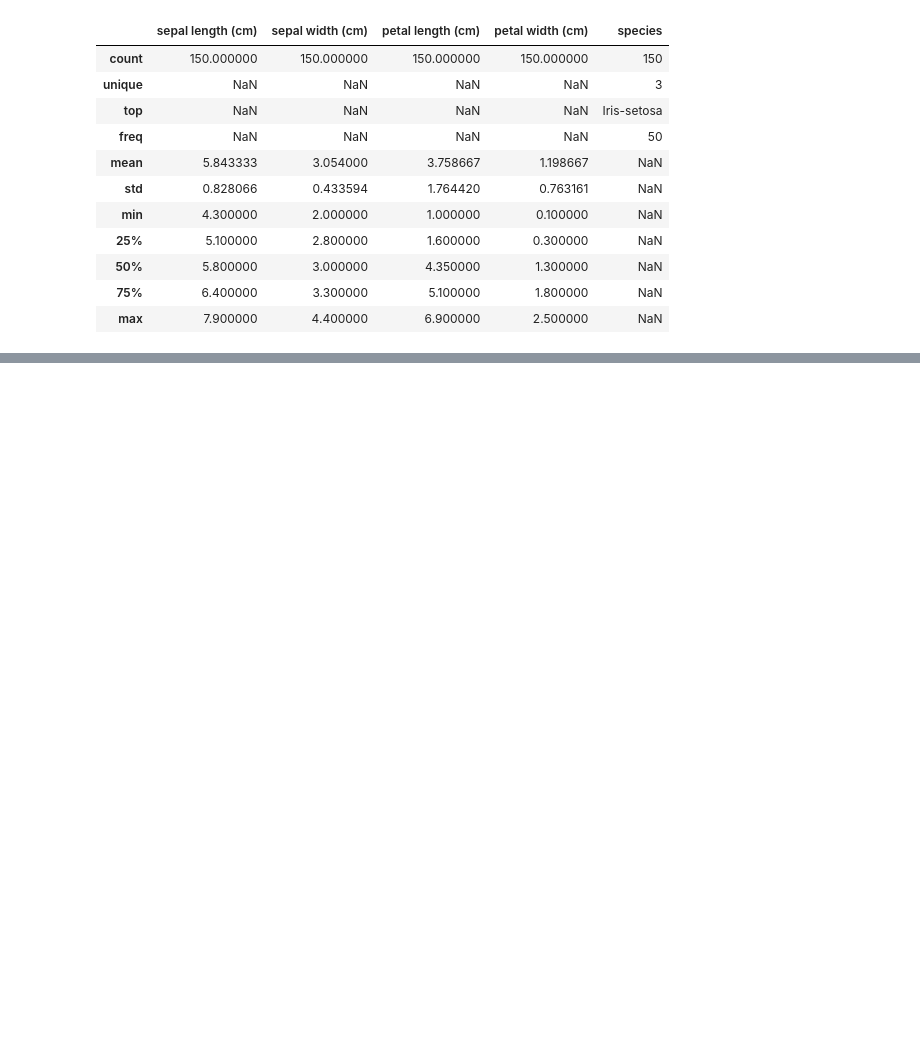
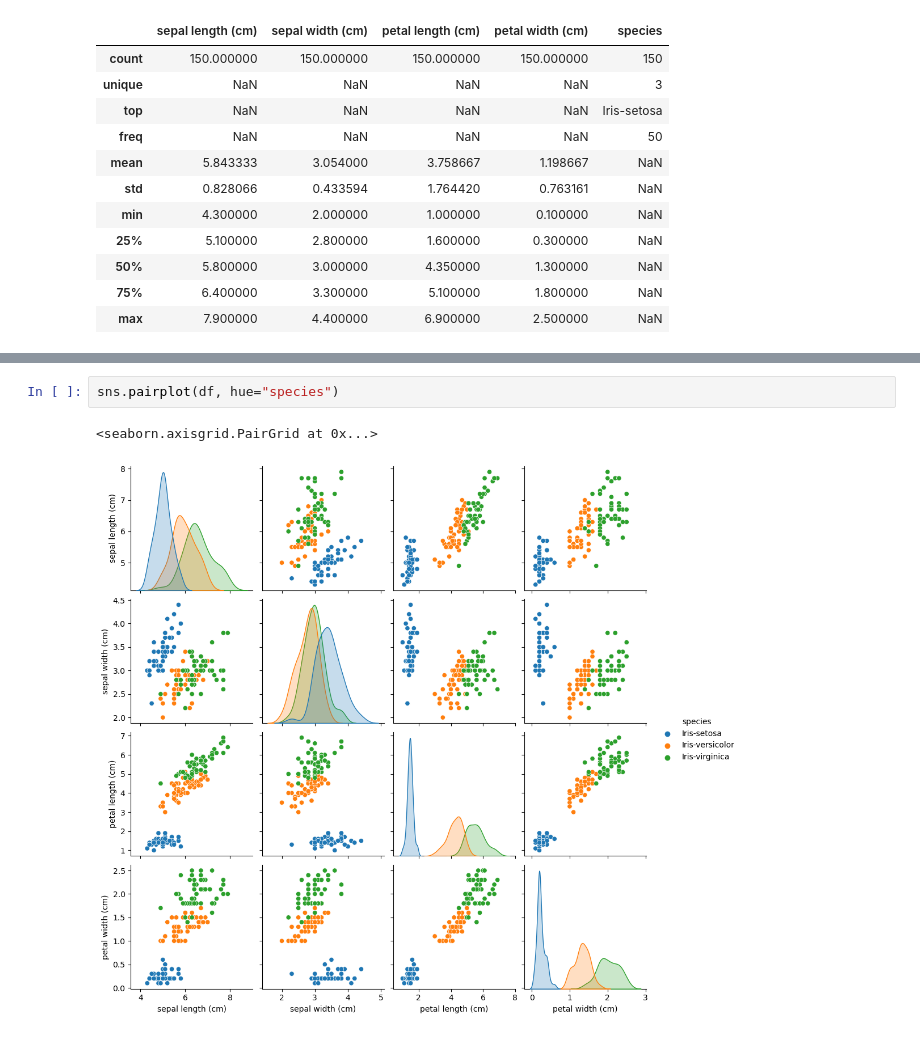
Before and after one commit to noyo0/Fundamentals_DataAnalysis, a Jupyter notebook: project.ipynb, the cells around one changed output, grey strips where cells are left out. Cells and saved outputs as stored; diff of their text form; blank space fills up the shorter version.

```diff
--- a/project.ipynb
+++ b/project.ipynb
@@ -179,0 +236,5 @@ df.describe(include='all')
+# %%
+sns.pairplot(df, hue="species")
+# %% [output]
+<seaborn.axisgrid.PairGrid at 0x...>
+[figure, added]
```
Also changed, not shown: parts of 8 cells of this notebook.
